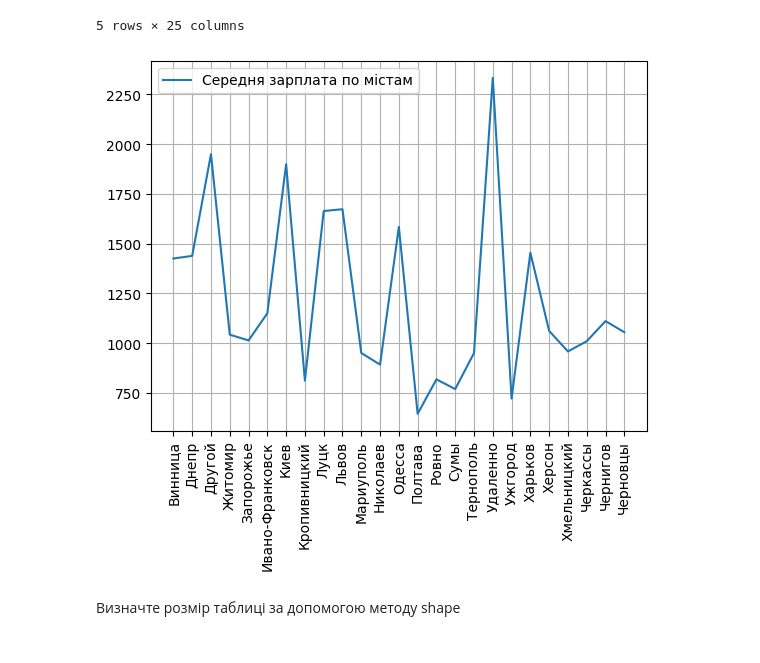
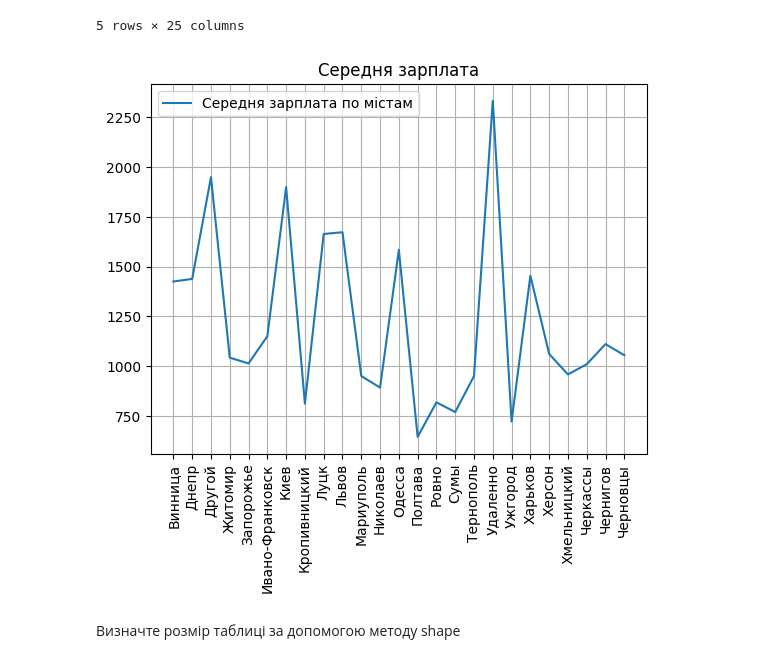
Before and after one commit to alex-kondr/Data_Science_HW_2, a Jupyter notebook: HW_2_2.ipynb, the cells around one changed output. Saved outputs shown, nothing was run; the diff lists cells and outputs as text; code cells hidden in the pictures.

```diff
--- a/HW_2_2.ipynb
+++ b/HW_2_2.ipynb
@@ -39,11 +39,12 @@ df.head()
 # %%
 group_city = df.groupby('Город').agg({'Зарплата.в.месяц': 'mean'})
 plt.plot(group_city.index, group_city['Зарплата.в.месяц'], label='Середня зарплата по містам')
+plt.title('Середня зарплата')
 plt.xticks(rotation=90)
 plt.legend()
 plt.grid()
 # %% [output]
-[figure, old version]
+[figure, new version]
 # %% [markdown]
 Визначте розмір таблиці за допомогою методу shape
 # %%
```
Also changed, not shown: parts of 3 cells of this notebook.
